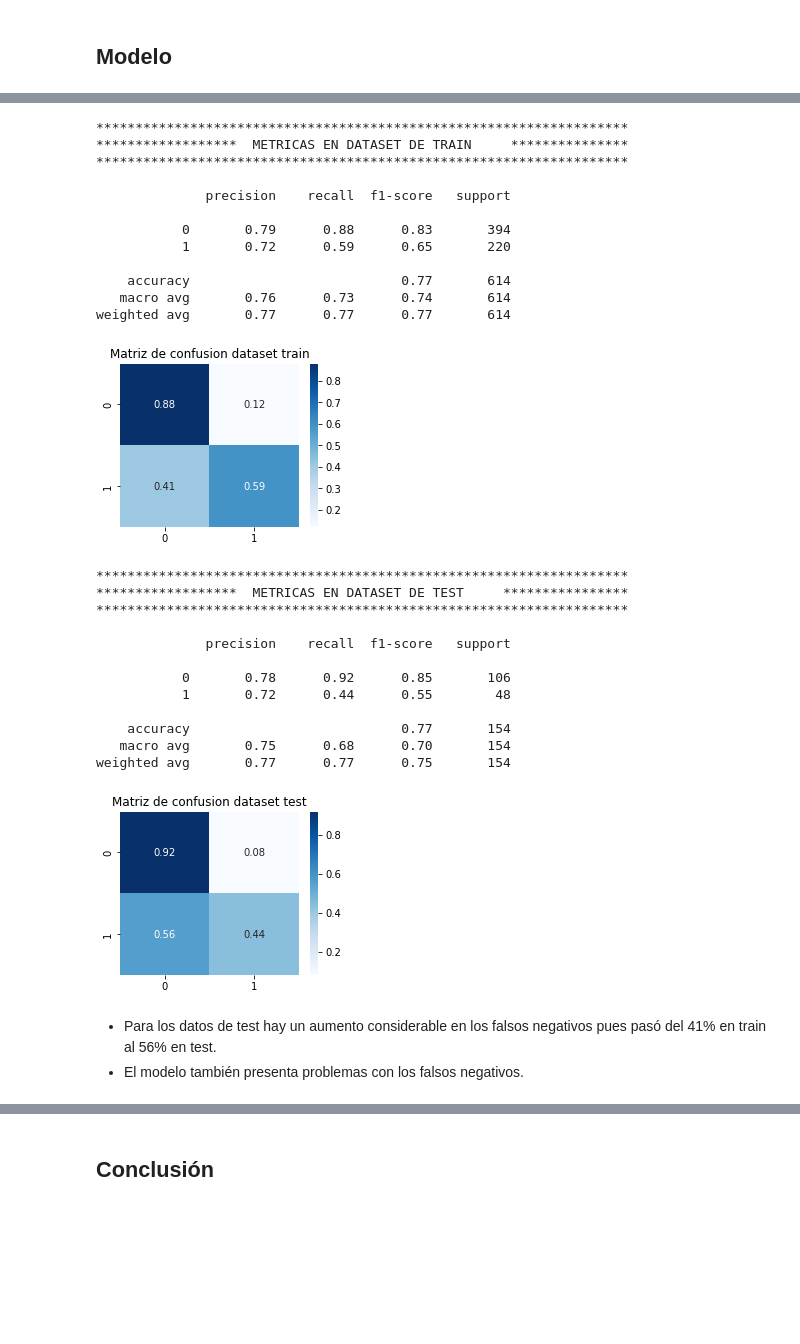
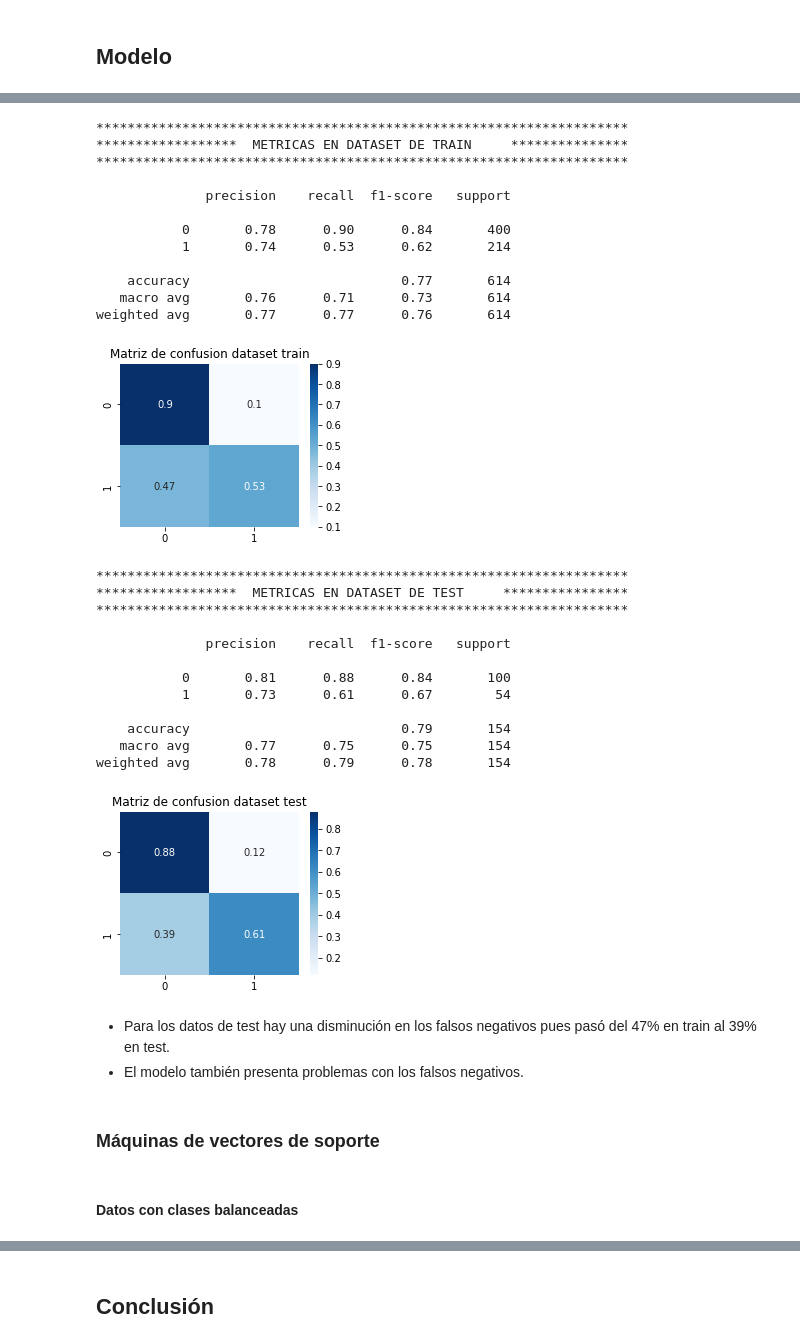
Before and after one commit to brincon/Pima-Indians-Diabetes-Database, a Jupyter notebook: DiabetesDatabase/dataDiabetes.ipynb, the cells around one changed output, grey strips where cells are left out. Saved outputs shown, nothing was run; the diff lists cells and outputs as text; code cells hidden in the pictures; blank space fills up the shorter version.

```diff
--- a/DiabetesDatabase/dataDiabetes.ipynb
+++ b/DiabetesDatabase/dataDiabetes.ipynb
@@ -324,8 +438,8 @@ plt.show()
 from sklearn.model_selection import train_test_split
 
 X_train, X_test, y_train, y_test = train_test_split(
-        X_res,
-        y_res,
+        X_bal,
+        y_bal,
         test_size=0.2,
         random_state=12345,
     )
@@ -338,4 +452,5 @@ X_train1, X_test1, y_train1, y_test1 = train_test_split(
         y,
         test_size=0.2,
         random_state=12345,
+        stratify=y
     )
@@ -398 +505,13 @@ def get_metrics(clf, X_train, y_train, X_test, y_test):
+# %%
+# Modelo para los datos con clases no balanceadas
+# El modelo LogisticRegressionCV trae el parametro cv que significa validación cruzada y hace uso de
+# StratifiedKFold ideal para clases desbalanceadas porque conserva de la muestra el porcentaje de cada clase.
+
+model1 = LogisticRegressionCV(random_state=123, solver="lbfgs", multi_class="ovr")
+
+param_grid = {
+    "cv": np.arange(1, 30),
+}
+
+gridSearchCV1 = GridSearchCV(model1, param_grid)
 # %% [markdown]
@@ -441,5 +560,5 @@ weighted avg       0.74      0.73      0.73       200
 # %%
 # Entrene el pipeline con los datos de entrenamiento.
 # Datos desbalanceados
-model1.fit(X_train1, y_train1)
+gridSearchCV1.fit(X_train1, y_train1)
 # %% [output]
@@ -448,32 +586,34 @@ LogisticRegressionCV(cv=StratifiedKFold(n_splits=4, random_state=None, shuffle=F
 # %%
-metricas_datos_desbalanceados = get_metrics(model1, X_train1, y_train1, X_test1, y_test1)
+metricas_datos_desbalanceados = get_metrics(gridSearchCV1, X_train1, y_train1, X_test1, y_test1)
 # %% [output]
 ********************************************************************
 ******************  METRICAS EN DATASET DE TRAIN     ***************
 ********************************************************************
 
               precision    recall  f1-score   support
 
-           0       0.79      0.88      0.83       394
-           1       0.72      0.59      0.65       220
+           0       0.78      0.90      0.84       400
+           1       0.74      0.53      0.62       214
 
     accuracy                           0.77       614
-   macro avg       0.76      0.73      0.74       614
-weighted avg       0.77      0.77      0.77       614
+   macro avg       0.76      0.71      0.73       614
+weighted avg       0.77      0.77      0.76       614
-[figure, old version]
+[figure, new version]
 ********************************************************************
 ******************  METRICAS EN DATASET DE TEST     ****************
 ********************************************************************
 
               precision    recall  f1-score   support
 
-           0       0.78      0.92      0.85       106
-           1       0.72      0.44      0.55        48
+           0       0.81      0.88      0.84       100
+           1       0.73      0.61      0.67        54
 
-    accuracy                           0.77       154
-   macro avg       0.75      0.68      0.70       154
-weighted avg       0.77      0.77      0.75       154
+    accuracy                           0.79       154
+   macro avg       0.77      0.75      0.75       154
+weighted avg       0.78      0.79      0.78       154
-[figure, old version]
+[figure, new version]
 # %% [markdown]
-- Para los datos de test hay un aumento considerable en los falsos negativos pues pasó del 41% en train al 56% en test.
+- Para los datos de test hay una disminución en los falsos negativos pues pasó del 47% en train al 39% en test.
 - El modelo también presenta problemas con los falsos negativos.
+# %% [markdown]
+### Máquinas de vectores de soporte
@@ -479,0 +622,2 @@ weighted avg       0.77      0.77      0.75       154
+# %% [markdown]
+#### Datos con clases balanceadas
```
Also changed, not shown: parts of 88 cells of this notebook, 1 other file.
